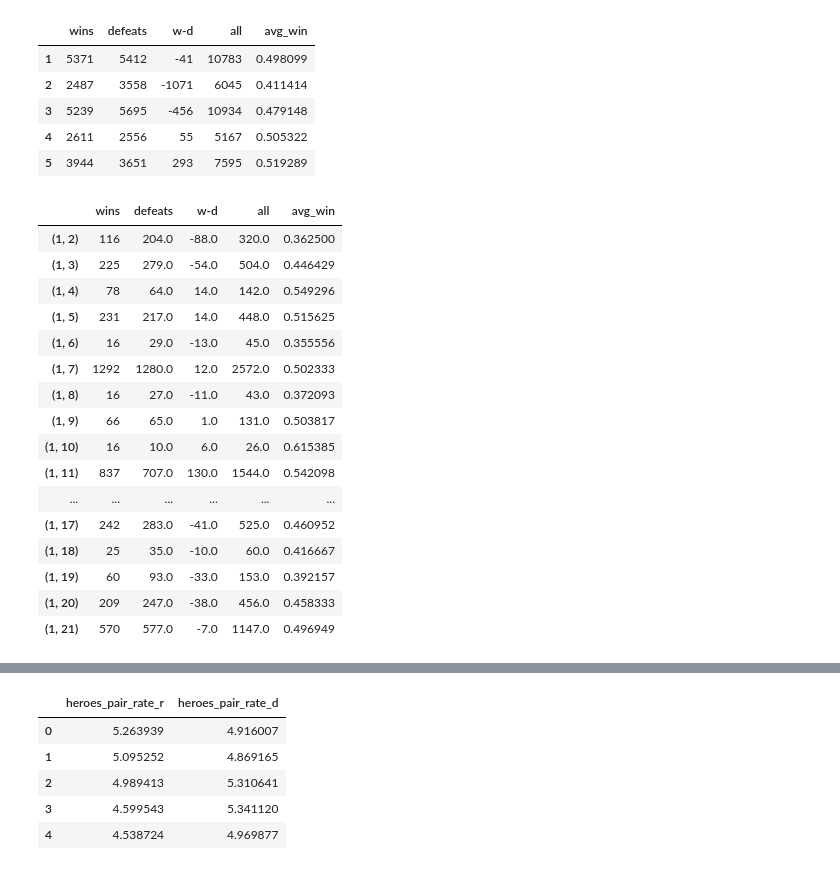
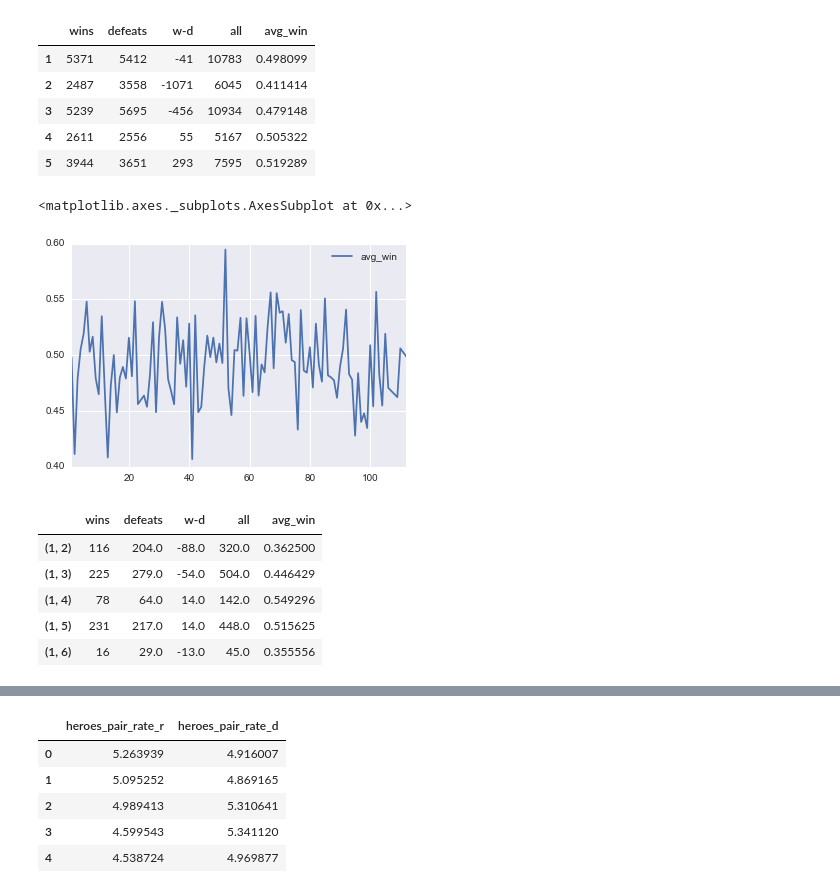
Before and after one commit to senior-sigan/coursera-vvedenie-mashinnoe-obuchenie, a Jupyter notebook: week7/dota2.ipynb, the cells around one changed output, grey strips where cells are left out. Cells and saved outputs as stored; diff of their text form; code cells hidden in the pictures.

```diff
--- a/week7/dota2.ipynb
+++ b/week7/dota2.ipynb
@@ -373,23 +406,17 @@ heroes.head()
 | 3 | 5239 | 5695 | -456 | 10934 | 0.479148 |
 | 4 | 2611 | 2556 | 55 | 5167 | 0.505322 |
 | 5 | 3944 | 3651 | 293 | 7595 | 0.519289 |
+# %%
+heroes.filter(['avg_win']).plot()
+# %% [output]
+<matplotlib.axes._subplots.AxesSubplot at 0x...>
+[figure, added]
 # %%
-heroesPairs.sort_index().head(20)
+heroesPairs.sort_index().head()
 # %% [output]
 |  | wins | defeats | w-d | all | avg_win |
 | (1, 2) | 116 | 204.0 | -88.0 | 320.0 | 0.362500 |
 | (1, 3) | 225 | 279.0 | -54.0 | 504.0 | 0.446429 |
 | (1, 4) | 78 | 64.0 | 14.0 | 142.0 | 0.549296 |
 | (1, 5) | 231 | 217.0 | 14.0 | 448.0 | 0.515625 |
 | (1, 6) | 16 | 29.0 | -13.0 | 45.0 | 0.355556 |
-| (1, 7) | 1292 | 1280.0 | 12.0 | 2572.0 | 0.502333 |
-| (1, 8) | 16 | 27.0 | -11.0 | 43.0 | 0.372093 |
-| (1, 9) | 66 | 65.0 | 1.0 | 131.0 | 0.503817 |
-| (1, 10) | 16 | 10.0 | 6.0 | 26.0 | 0.615385 |
-| (1, 11) | 837 | 707.0 | 130.0 | 1544.0 | 0.542098 |
-| ... | ... | ... | ... | ... | ... |
-| (1, 17) | 242 | 283.0 | -41.0 | 525.0 | 0.460952 |
-| (1, 18) | 25 | 35.0 | -10.0 | 60.0 | 0.416667 |
-| (1, 19) | 60 | 93.0 | -33.0 | 153.0 | 0.392157 |
-| (1, 20) | 209 | 247.0 | -38.0 | 456.0 | 0.458333 |
-| (1, 21) | 570 | 577.0 | -7.0 | 1147.0 | 0.496949 |
```
Also changed, not shown: parts of 31 cells of this notebook, 2 other files.
